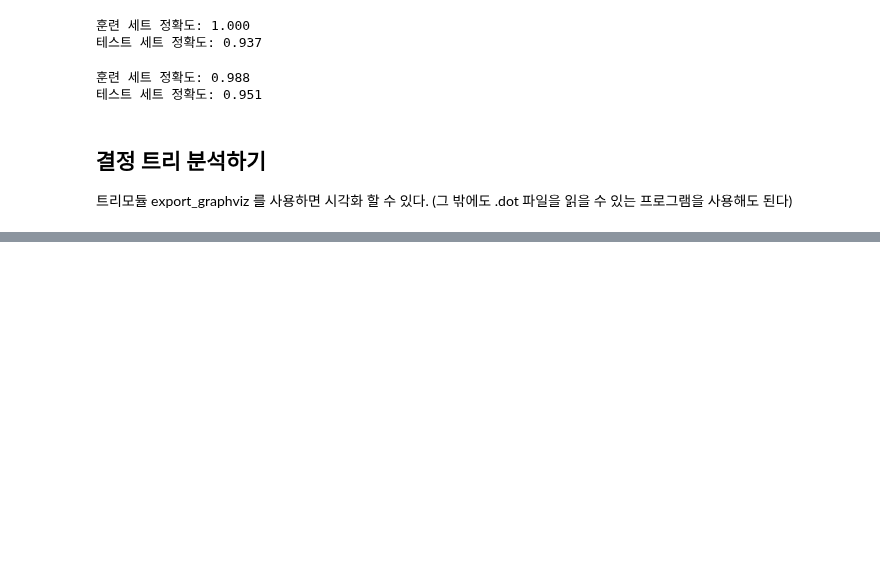
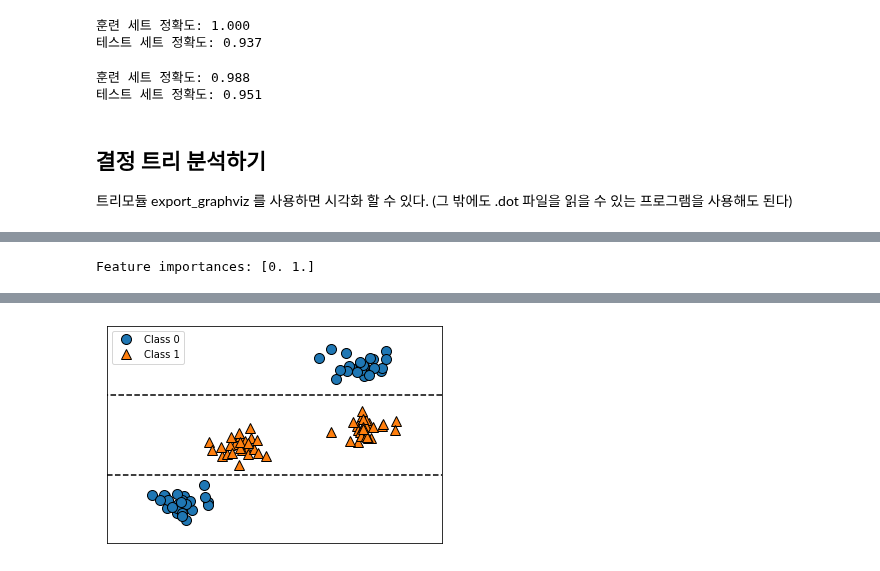
Before and after one commit to 201ssc/python_test1, a Jupyter notebook: python_ml_4.ipynb, the cells around one changed output, grey strips where cells are left out. Saved outputs shown, nothing was run; the diff lists cells and outputs as text; code cells hidden in the pictures; blank space fills up the shorter version.

```diff
--- a/python_ml_4.ipynb
+++ b/python_ml_4.ipynb
@@ -150,0 +191,7 @@ display(graphviz.Source(dot_graph))
+# %%
+# 특성 중요도 값은 그 특성이 중요하다고 알려주지만, 그 특성 만으로 음성과 양성을 나눌 수는 없다.여러 이해관계가 섞여 있기 때문이다.
+# 예시를 들어보자
+
+mglearn.plots.plot_tree_not_monotone()
+# %% [output]
+Feature importances: [0. 1.]
@@ -150,0 +199 @@ display(graphviz.Source(dot_graph))
+[figure, added]
```
Also changed, not shown: parts of 8 cells of this notebook.
